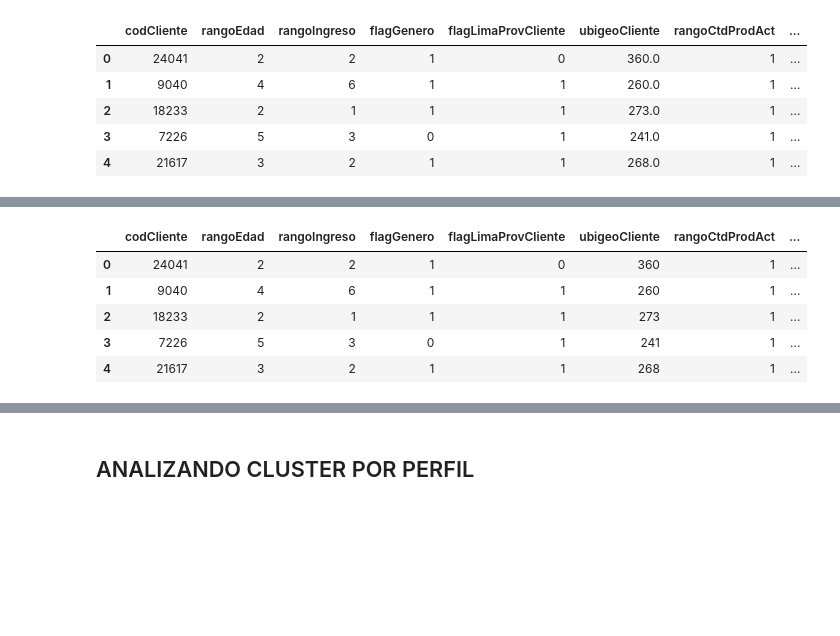
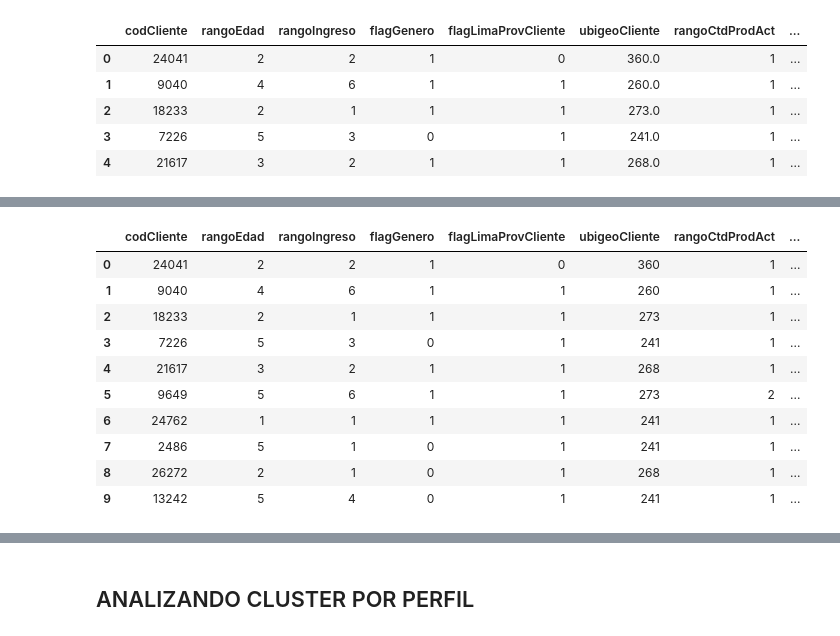
Before and after one commit to kendalvictor/codeando, a Jupyter notebook: machine_learning/_bbva data challeneger 2018/analysis_perfil.ipynb, the cells around one changed output, grey strips where cells are left out. Saved outputs shown, nothing was run; the diff lists cells and outputs as text; code cells hidden in the pictures; blank space fills up the shorter version.

```diff
--- a/machine_learning/_bbva data challeneger 2018/analysis_perfil.ipynb
+++ b/machine_learning/_bbva data challeneger 2018/analysis_perfil.ipynb
@@ -220,11 +220,16 @@ saldoTcEntidad3         int8
 saldoTcEntidad4         int8
 dtype: object
 # %%
-data_perfil.head()
+data_perfil.head(10)
 # %% [output]
 |  | codCliente | rangoEdad | rangoIngreso | flagGenero | flagLimaProvCliente | ubigeoCliente | rangoCtdProdAct | ... |
 | 0 | 24041 | 2 | 2 | 1 | 0 | 360 | 1 | ... |
 | 1 | 9040 | 4 | 6 | 1 | 1 | 260 | 1 | ... |
 | 2 | 18233 | 2 | 1 | 1 | 1 | 273 | 1 | ... |
 | 3 | 7226 | 5 | 3 | 0 | 1 | 241 | 1 | ... |
 | 4 | 21617 | 3 | 2 | 1 | 1 | 268 | 1 | ... |
+| 5 | 9649 | 5 | 6 | 1 | 1 | 273 | 2 | ... |
+| 6 | 24762 | 1 | 1 | 1 | 1 | 241 | 1 | ... |
+| 7 | 2486 | 5 | 1 | 0 | 1 | 241 | 1 | ... |
+| 8 | 26272 | 2 | 1 | 0 | 1 | 268 | 1 | ... |
+| 9 | 13242 | 5 | 4 | 0 | 1 | 241 | 1 | ... |
```
Also changed, not shown: parts of 21 cells of this notebook, 4 other files.
